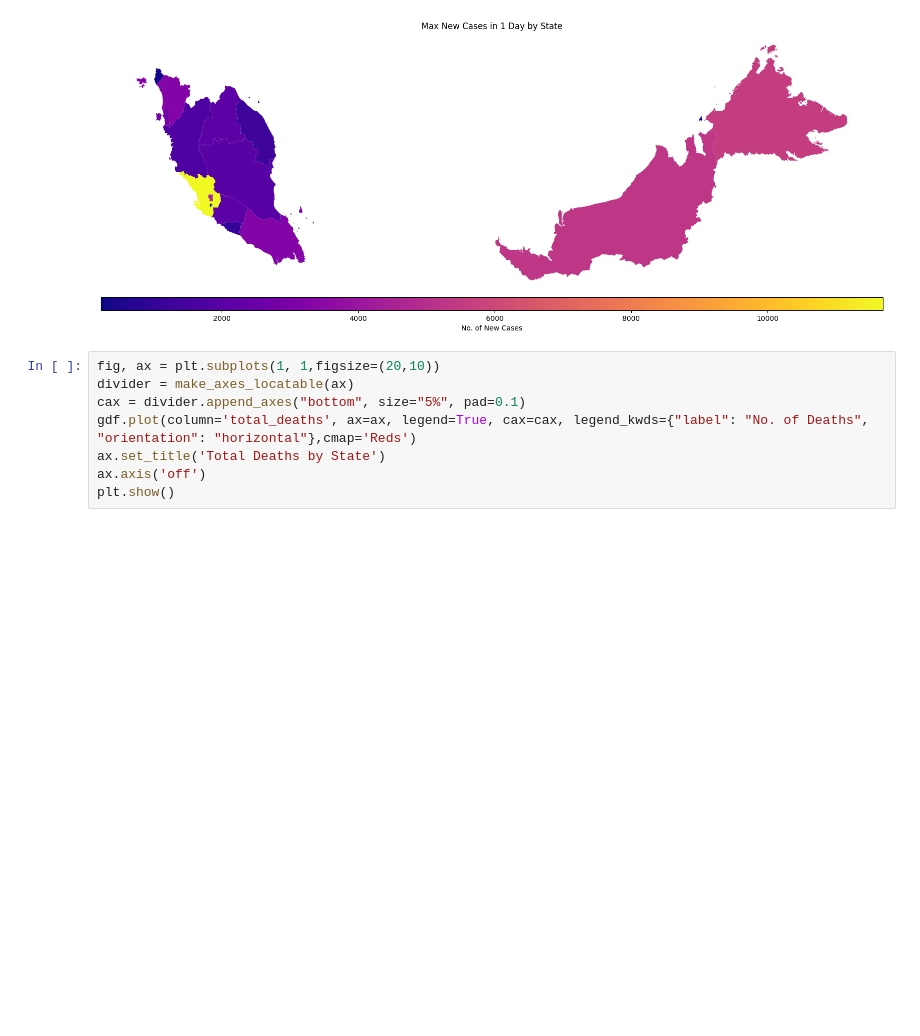
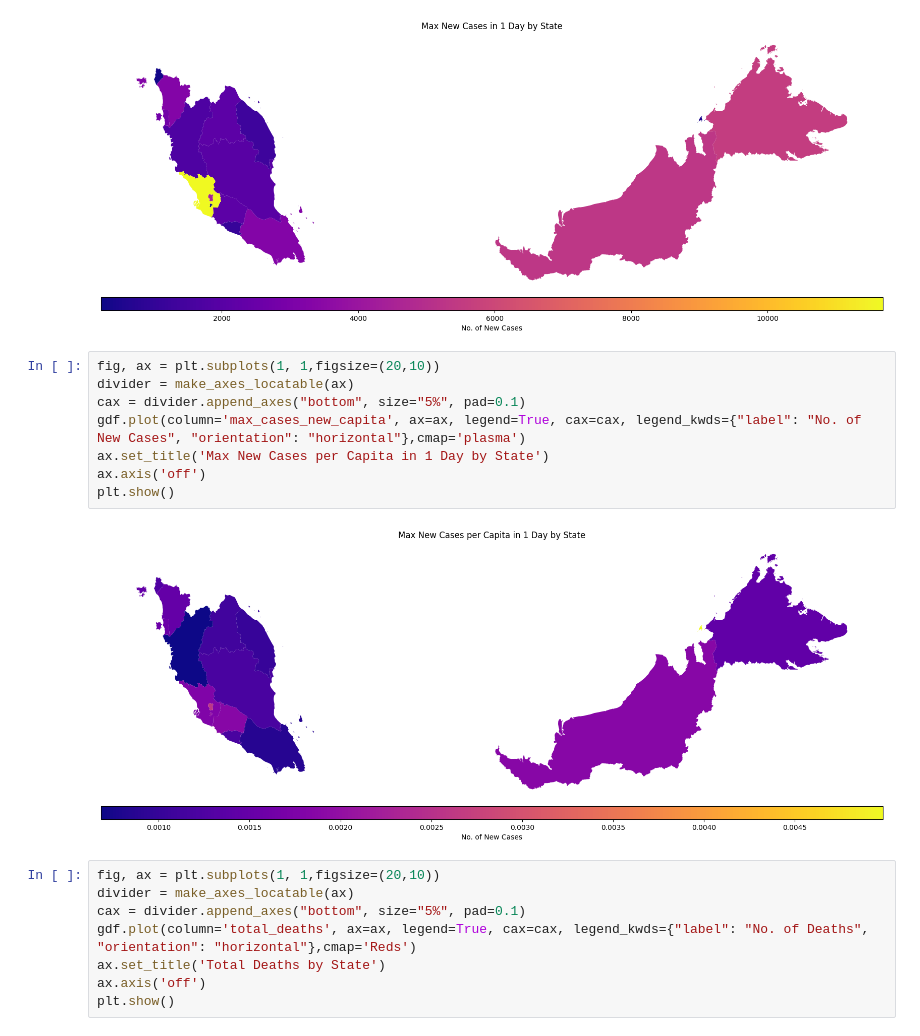
Before and after one commit to MarcusO17/5011-cem-ml, a Jupyter notebook: notebooks/EDAReport2.ipynb, the cells around one changed output. Drawn from its saved outputs; the diff is of its cells as text; blank space fills up the shorter version.

```diff
--- a/notebooks/EDAReport2.ipynb
+++ b/notebooks/EDAReport2.ipynb
@@ -220,6 +276,16 @@ ax.axis('off')
 plt.show()
 # %% [output]
 [figure]
+# %%
+fig, ax = plt.subplots(1, 1,figsize=(20,10))
+divider = make_axes_locatable(ax)
+cax = divider.append_axes("bottom", size="5%", pad=0.1)
+gdf.plot(column='max_cases_new_capita', ax=ax, legend=True, cax=cax, legend_kwds={"label": "No. of New Cases", "orientation": "horizontal"},cmap='plasma')
+ax.set_title('Max New Cases per Capita in 1 Day by State')
+ax.axis('off')
+plt.show()
+# %% [output]
+[figure, added]
 # %%
 fig, ax = plt.subplots(1, 1,figsize=(20,10))
 divider = make_axes_locatable(ax)
```
Also changed, not shown: parts of 12 cells of this notebook.
